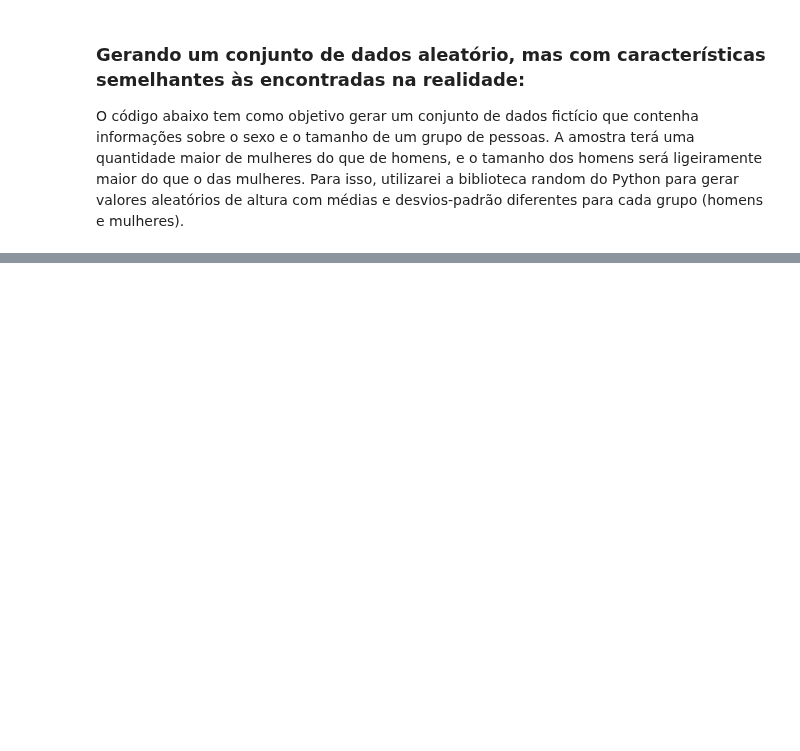
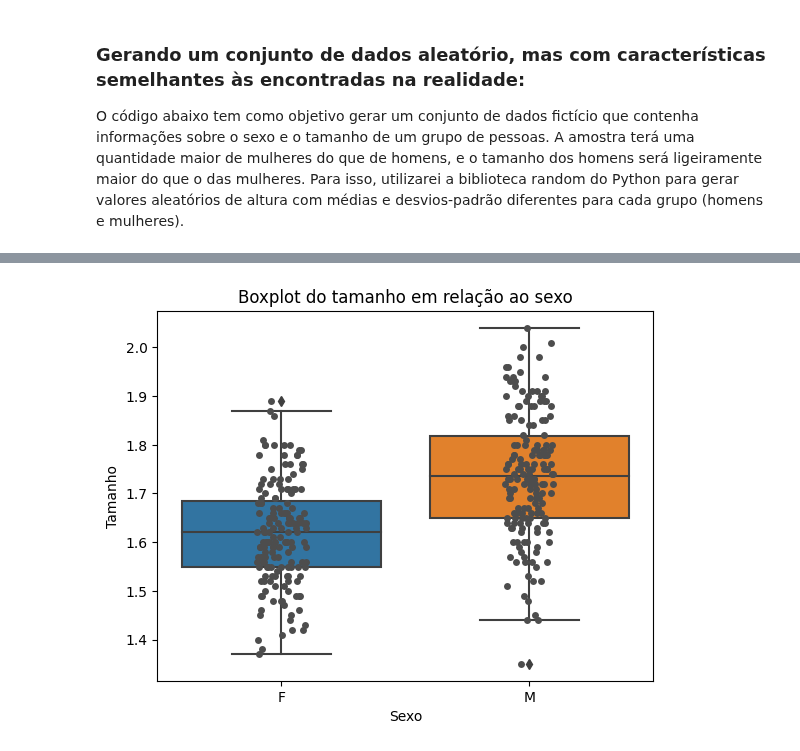
Before and after one commit to kauebr/Estudando, a Jupyter notebook: Estatistica/Estatística descritiva bivariada/Variável quantitativa x variável qualitativa.ipynb, the cells around one changed output, grey strips where cells are left out. Saved outputs shown, nothing was run; the diff lists cells and outputs as text; code cells hidden in the pictures; blank space fills up the shorter version.

```diff
--- a/Estatistica/Estatística descritiva bivariada/Variável quantitativa x variável qualitativa.ipynb
+++ b/Estatistica/Estatística descritiva bivariada/Variável quantitativa x variável qualitativa.ipynb
@@ -230,0 +127,14 @@ tab.plot.bar(figsize=(18,10), stacked=True, title='Suícidios no Brasil 2010~201
+# %%
+# plotando o gráfico de caixa com tremulação
+sns.boxplot(x="Sexo", y="Tamanho", data=dados, dodge=True)
+sns.stripplot(x="Sexo", y="Tamanho", data=dados, jitter=True, color=".3")
+
+# adicionando um título e rótulos para os eixos
+plt.title("Boxplot do tamanho em relação ao sexo")
+plt.xlabel("Sexo")
+plt.ylabel("Tamanho")
+
+# exibindo o gráfico
+plt.show()
+# %% [output]
+[figure, added]
```
Also changed, not shown: parts of 33 cells of this notebook.
